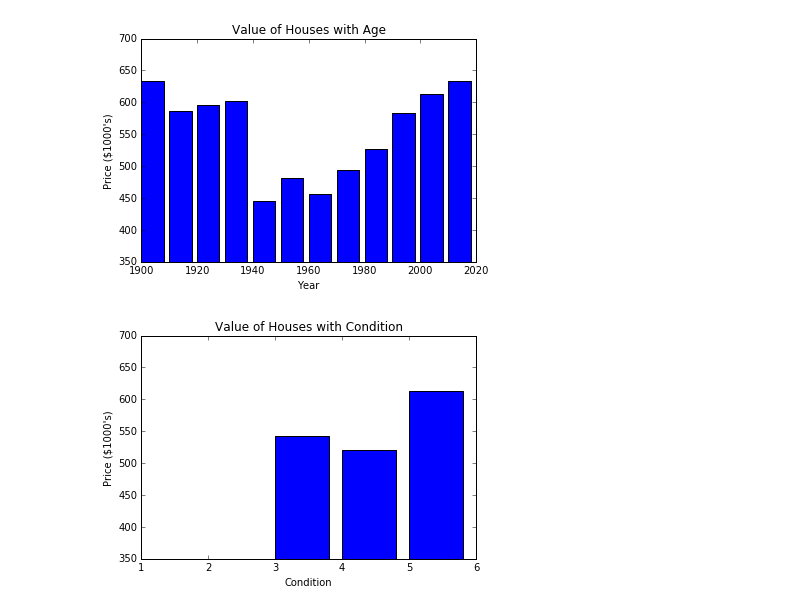
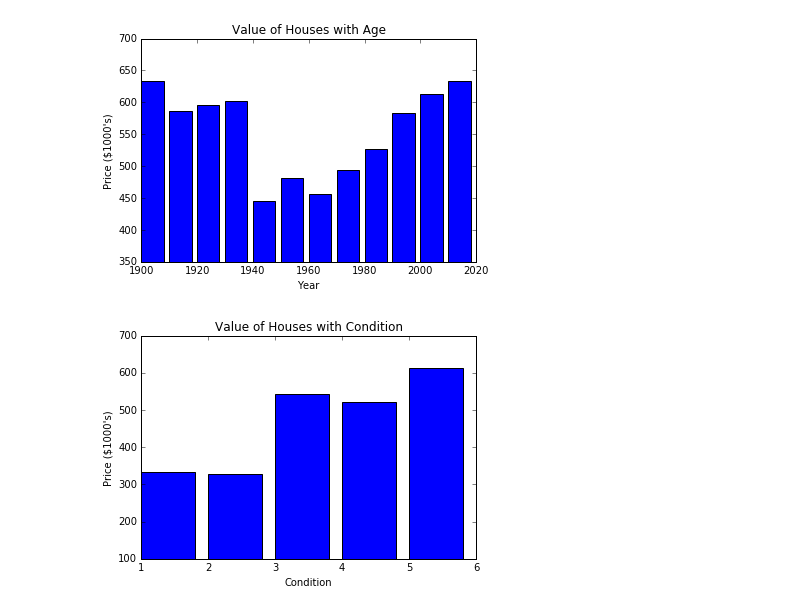
Before and after one commit to chaseWilliams/house_prices, a Jupyter notebook: EDA.ipynb, the cells around one changed output. Saved outputs shown, nothing was run; the diff lists cells and outputs as text; code cells hidden in the pictures.

```diff
--- a/EDA.ipynb
+++ b/EDA.ipynb
@@ -58,17 +58,17 @@ plt.show()
 # %%
 conditions = df.iloc[:,(2,10)].values
 conditions[:,1].min(), conditions[:,1].max() # 1, 5
 def condition_avg_price(condition):
     sub_arr = conditions[conditions[:,1] == condition]
     return sub_arr[:,0].mean()
 
 prices = np.array([condition_avg_price(x) for x in range(1,6)]) / 1000
 x_axis = np.array(range(1,6))
 plt.bar(x_axis, prices)
-plt.ylim(350, 700)
+plt.ylim(100, 700)
 plt.title('Value of Houses with Condition')
 plt.xlabel('Condition')
 plt.ylabel('Price ($1000\'s)')
 plt.show()
 # %% [output]
-[figure, old version]
+[figure, new version]
```
Also changed, not shown: 1 other file.
